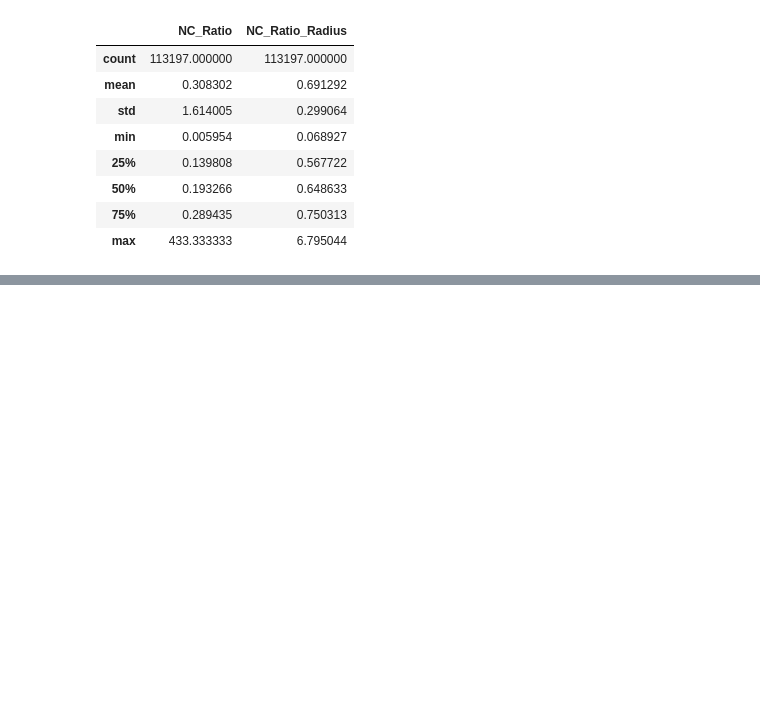
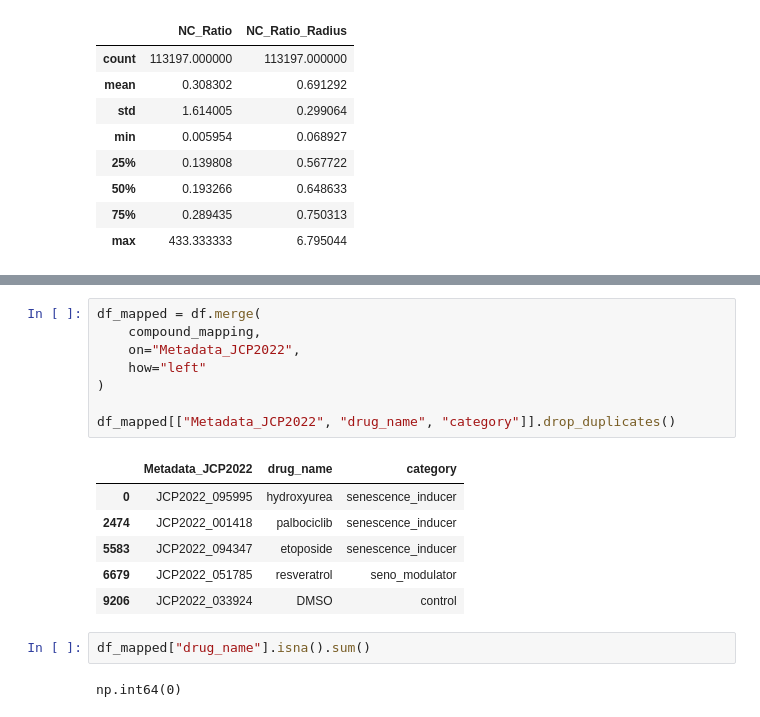
Before and after one commit to Friedrichzhang02/cell-aging-analysis, a Jupyter notebook: notebooks/01_data_overview.ipynb, the cells around one changed output, grey strips where cells are left out. Drawn from its saved outputs; the diff is of its cells as text; blank space fills up the shorter version.

```diff
--- a/notebooks/01_data_overview.ipynb
+++ b/notebooks/01_data_overview.ipynb
@@ -226,0 +260,19 @@ group_summary
+# %%
+df_mapped = df.merge(
+    compound_mapping,
+    on="Metadata_JCP2022",
+    how="left"
+)
+
+df_mapped[["Metadata_JCP2022", "drug_name", "category"]].drop_duplicates()
+# %% [output]
+|  | Metadata_JCP2022 | drug_name | category |
+| 0 | JCP2022_095995 | hydroxyurea | senescence_inducer |
+| 2474 | JCP2022_001418 | palbociclib | senescence_inducer |
+| 5583 | JCP2022_094347 | etoposide | senescence_inducer |
+| 6679 | JCP2022_051785 | resveratrol | seno_modulator |
+| 9206 | JCP2022_033924 | DMSO | control |
+# %%
+df_mapped["drug_name"].isna().sum()
+# %% [output]
+np.int64(0)
```
Also changed, not shown: parts of 4 cells of this notebook.
